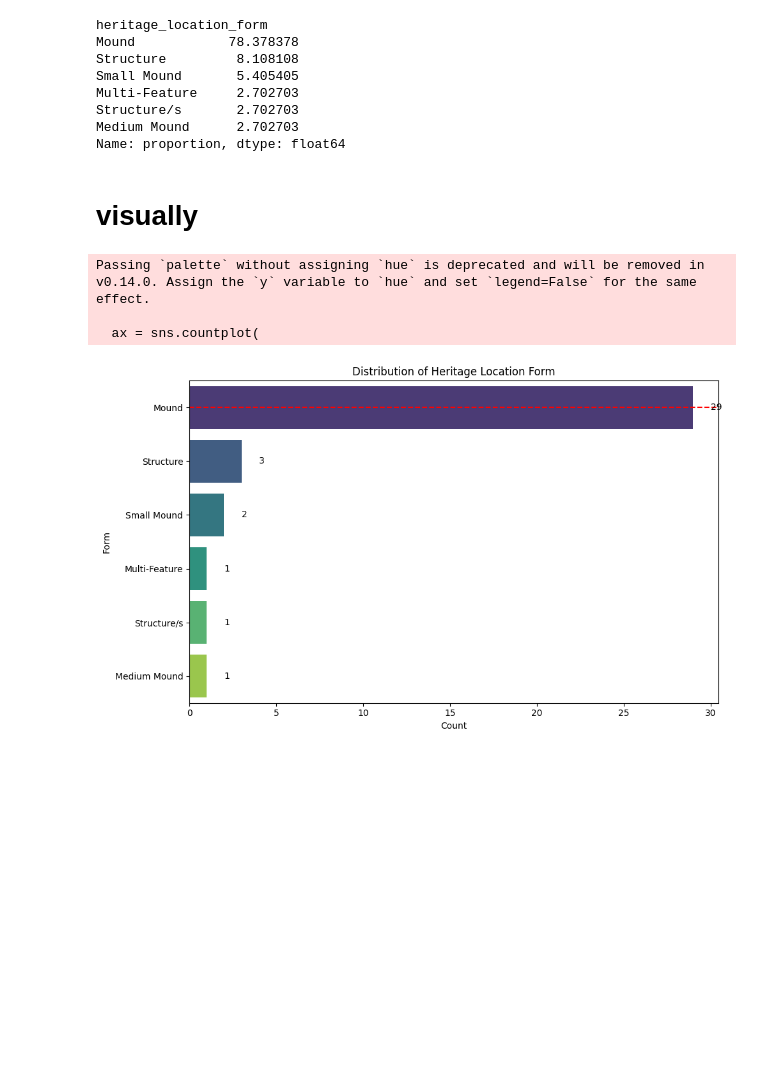
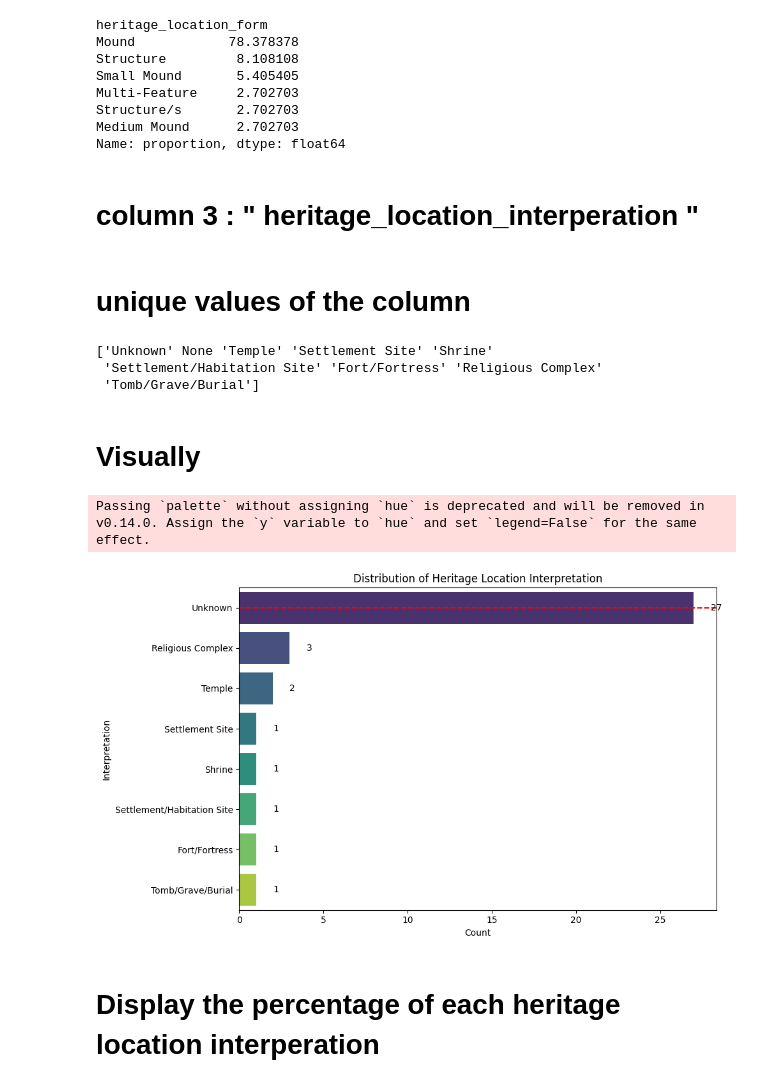
Before and after one commit to Snehal-Goyal/EDA, a Jupyter notebook: file description.ipynb, the cells around one changed output. Saved outputs shown, nothing was run; the diff lists cells and outputs as text; code cells hidden in the pictures; blank space fills up the shorter version.

```diff
--- a/file description.ipynb
+++ b/file description.ipynb
@@ -204,44 +263,51 @@ Multi-Feature     2.702703
 Structure/s       2.702703
 Medium Mound      2.702703
 Name: proportion, dtype: float64
+# %% [markdown]
+# column 3 : " heritage_location_interperation "
+# %% [markdown]
+# unique values of the column
+# %%
+print(heritage_loc_form := mahsa_sites["heritage_location_interperation"].unique())
+# %% [output]
+['Unknown' None 'Temple' 'Settlement Site' 'Shrine'
+ 'Settlement/Habitation Site' 'Fort/Fortress' 'Religious Complex'
+ 'Tomb/Grave/Burial']
 # %% [markdown]
-# visually
+# Visually
 # %%
-import seaborn as sns
-import matplotlib.pyplot as plt
-
 # Create the figure and axis
 plt.figure(figsize=(10, 6))
 ax = sns.countplot(
     data=mahsa_sites,
-    y="heritage_location_form",
-    order=mahsa_sites["heritage_location_form"].value_counts().index,
+    y="heritage_location_interperation",
+    order=mahsa_sites["heritage_location_interperation"].value_counts().index,
     palette="viridis"
 )
 
 # Add count labels to each bar
 for p in ax.patches:
     count = int(p.get_width())
     y = p.get_y() + p.get_height() / 2
     ax.text(count + 1, y, str(count), va='center', fontsize=10)
 
 # Highlight the most common class
-top_class = mahsa_sites["heritage_location_form"].value_counts().idxmax()
-top_class_position = mahsa_sites["heritage_location_form"].value_counts().index.get_loc(top_class)
+top_class = mahsa_sites["heritage_location_interperation"].value_counts().idxmax()
+top_class_position = mahsa_sites["heritage_location_interperation"].value_counts().index.get_loc(top_class)
 
 # Draw a horizontal line at the most common class
 ax.axhline(y=top_class_position, color='red', linewidth=1.5, linestyle='--')
 
 
 
 # Title and axis labels
-plt.title("Distribution of Heritage Location Form")
+plt.title("Distribution of Heritage Location Interpretation")
 plt.xlabel("Count")
-plt.ylabel("Form")
+plt.ylabel("Interpretation")
 plt.tight_layout()
 plt.show()
 # %% [output]
 Passing `palette` without assigning `hue` is deprecated and will be removed in v0.14.0. Assign the `y` variable to `hue` and set `legend=False` for the same effect.
-
-  ax = sns.countplot(
-[figure, old version]
+[figure, new version]
+# %% [markdown]
+# Display the percentage of each heritage location interperation
```
Also changed, not shown: parts of 18 cells of this notebook.
